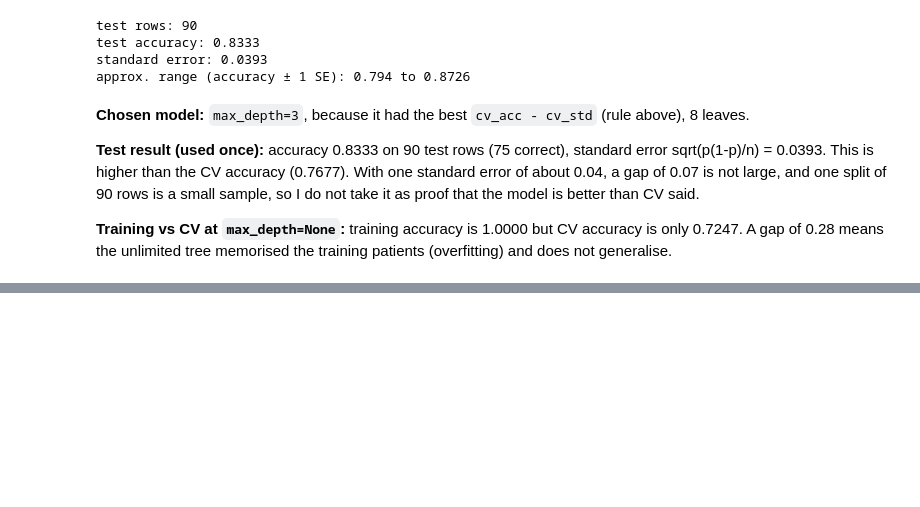
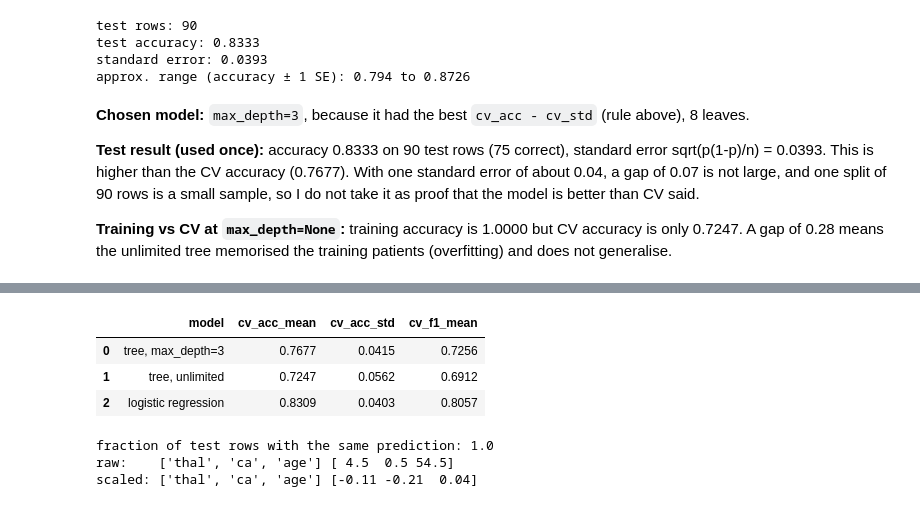
Before and after one commit to mukhamedzhankubantov/kubantov_ML_task_2, a Jupyter notebook: kubantov_task2.ipynb, the cells around one changed output, grey strips where cells are left out. Drawn from its saved outputs; the diff is of its cells as text; code cells hidden in the pictures; blank space fills up the shorter version.

Commit message:
Part 4: compare tree and logistic regression with CV and hold-out

```diff
--- a/kubantov_task2.ipynb
+++ b/kubantov_task2.ipynb
@@ -461,0 +466,45 @@ approx. range (accuracy ± 1 SE): 0.794 to 0.8726
+# %%
+from sklearn.linear_model import LogisticRegression
+from sklearn.pipeline import make_pipeline
+from sklearn.preprocessing import StandardScaler
+
+models = {
+    "tree, max_depth=3": DecisionTreeClassifier(criterion="entropy", max_depth=3, random_state=SEED),
+    "tree, unlimited": DecisionTreeClassifier(criterion="entropy", random_state=SEED),
+    "logistic regression": make_pipeline(StandardScaler(), LogisticRegression(max_iter=5000)),
+}
+
+rows = []
+for name, model in models.items():
+    s = cross_validate(model, X_train, y_train, cv=cv, scoring=("accuracy", "f1"))
+    rows.append({
+        "model": name,
+        "cv_acc_mean": s["test_accuracy"].mean(),
+        "cv_acc_std": s["test_accuracy"].std(),
+        "cv_f1_mean": s["test_f1"].mean(),
+    })
+cv_table = pd.DataFrame(rows)
+cv_table.round(4)
+# %% [output]
+|  | model | cv_acc_mean | cv_acc_std | cv_f1_mean |
+| 0 | tree, max_depth=3 | 0.7677 | 0.0415 | 0.7256 |
+| 1 | tree, unlimited | 0.7247 | 0.0562 | 0.6912 |
+| 2 | logistic regression | 0.8309 | 0.0403 | 0.8057 |
+# %%
+tree_raw = DecisionTreeClassifier(criterion="entropy", max_depth=3, random_state=SEED).fit(X_train, y_train)
+
+scaler = StandardScaler().fit(X_train)
+tree_scaled = DecisionTreeClassifier(criterion="entropy", max_depth=3, random_state=SEED)
+tree_scaled.fit(scaler.transform(X_train), y_train)
+
+pred_raw = tree_raw.predict(X_test)
+pred_scaled = tree_scaled.predict(scaler.transform(X_test))
+print("fraction of test rows with the same prediction:", (pred_raw == pred_scaled).mean())
+
+# same features are used at the first three nodes, only the threshold numbers differ
+print("raw:   ", [feature_names[i] for i in tree_raw.tree_.feature[:3]], tree_raw.tree_.threshold[:3].round(2))
+print("scaled:", [feature_names[i] for i in tree_scaled.tree_.feature[:3]], tree_scaled.tree_.threshold[:3].round(2))
+# %% [output]
+fraction of test rows with the same prediction: 1.0
+raw:    ['thal', 'ca', 'age'] [ 4.5  0.5 54.5]
+scaled: ['thal', 'ca', 'age'] [-0.11 -0.21  0.04]
```
Also changed, not shown: parts of 4 cells of this notebook.
